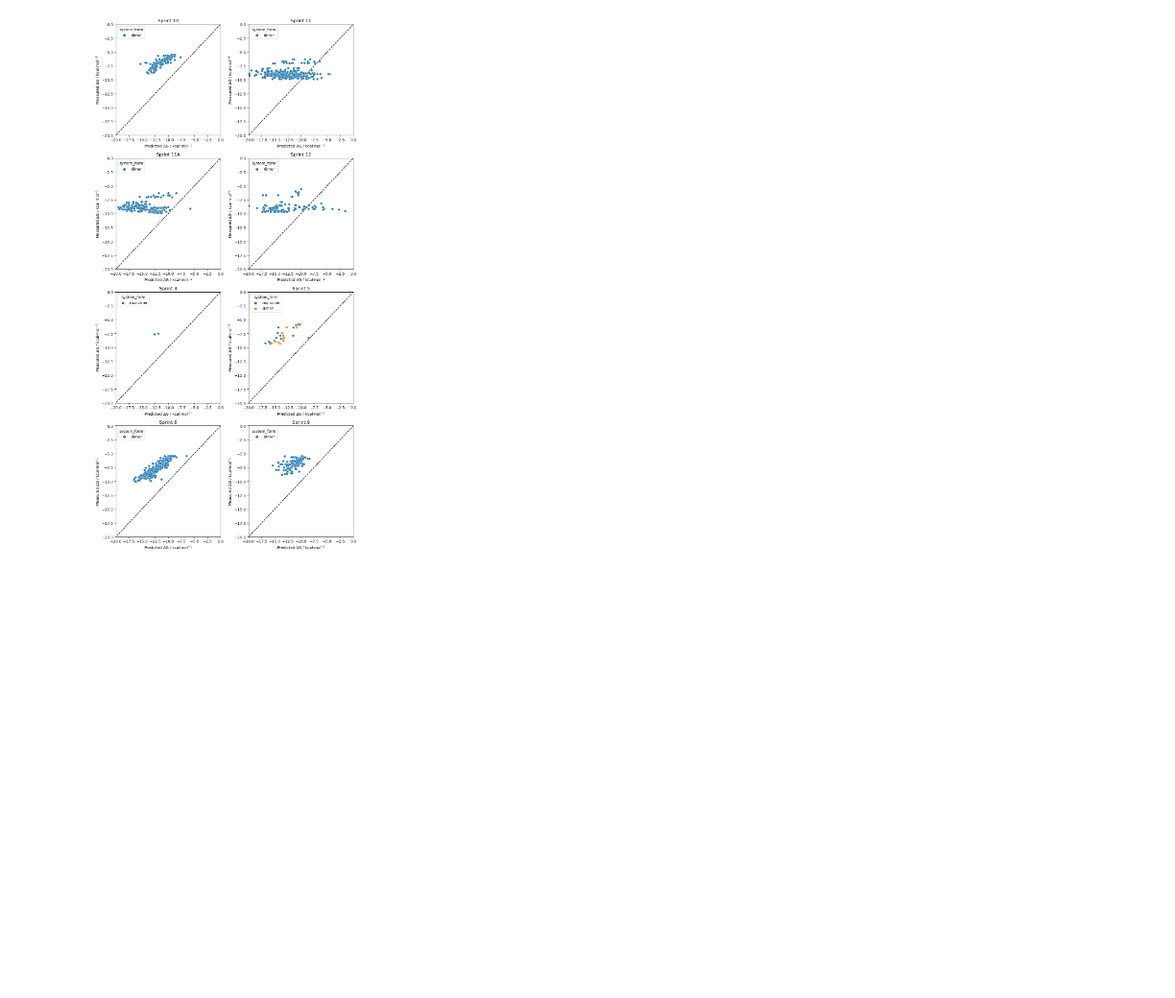
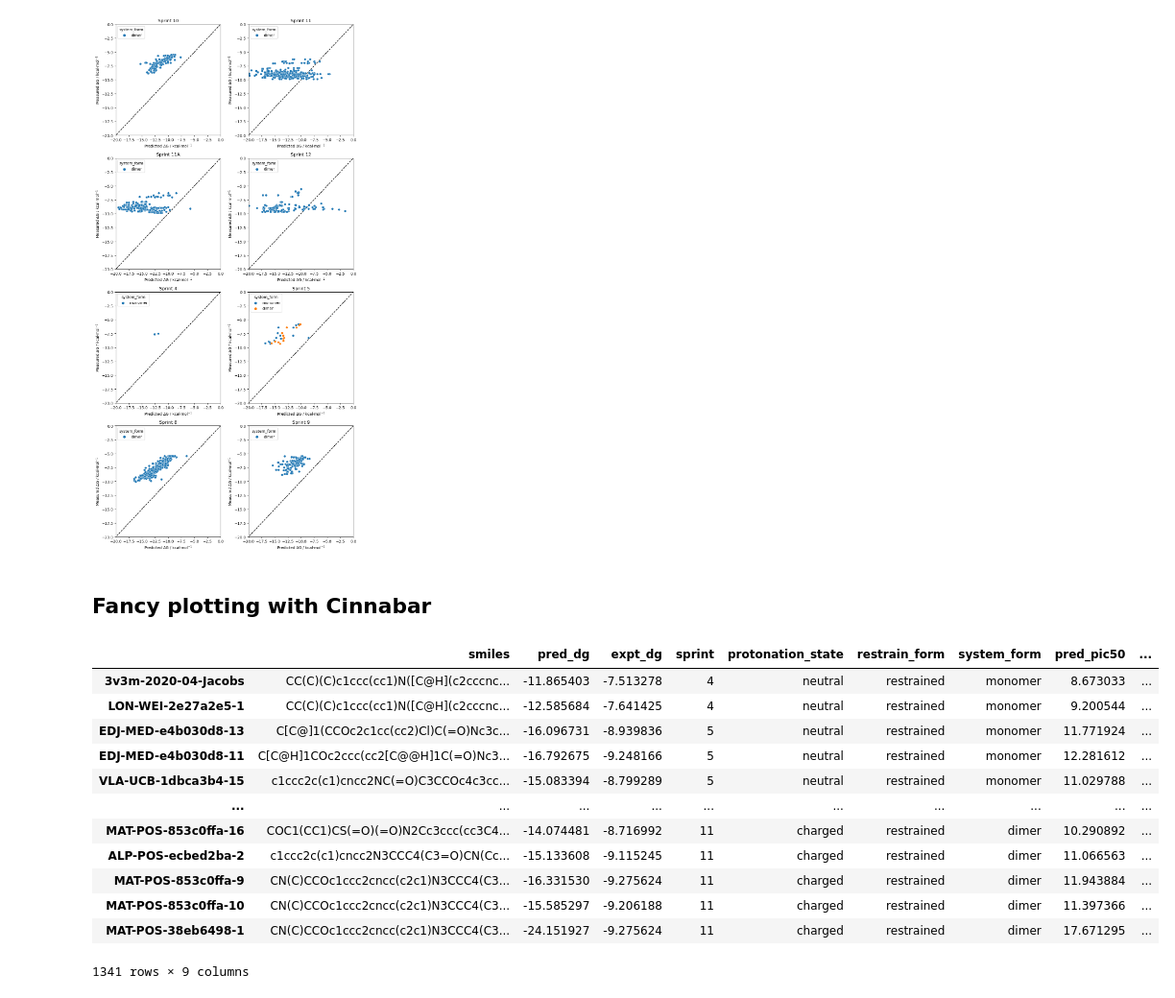
Before and after one commit to asapdiscovery/asapdiscovery, a Jupyter notebook: notebook/moonshot_pred_vs_measured_DG.ipynb, the cells around one changed output. Shown at 96% size. Saved outputs shown, nothing was run; the diff lists cells and outputs as text; code cells hidden in the pictures; blank space fills up the shorter version.

```diff
--- a/notebook/moonshot_pred_vs_measured_DG.ipynb
+++ b/notebook/moonshot_pred_vs_measured_DG.ipynb
@@ -208,3 +208,5 @@ plot_scatter(all_sprints_df, split_on="restrain_form")
 plot_scatter(all_sprints_df, split_on="system_form")
 # %% [output]
 [figure]
+# %% [markdown]
+## Fancy plotting with Cinnabar
@@ -210,0 +225,20 @@ plot_scatter(all_sprints_df, split_on="system_form")
+# %%
+# get pIC50s for both pred and expt columns.
+all_sprints_df["pred_pic50"] = [ dG_pIC50(dG) for dG in all_sprints_df["pred_dg"] ]
+all_sprints_df["expt_pic50"] = [ dG_pIC50(dG) for dG in all_sprints_df["expt_dg"] ]
+
+all_sprints_df
+# %% [output]
+|  | smiles | pred_dg | expt_dg | sprint | protonation_state | restrain_form | system_form | pred_pic50 | ... |
+| 3v3m-2020-04-Jacobs | CC(C)(C)c1ccc(cc1)N([C@H](c2cccnc... | -11.865403 | -7.513278 | 4 | neutral | restrained | monomer | 8.673033 | ... |
+| LON-WEI-2e27a2e5-1 | CC(C)(C)c1ccc(cc1)N([C@H](c2cccnc... | -12.585684 | -7.641425 | 4 | neutral | restrained | monomer | 9.200544 | ... |
+| EDJ-MED-e4b030d8-13 | C[C@]1(CCOc2c1cc(cc2)Cl)C(=O)Nc3c... | -16.096731 | -8.939836 | 5 | neutral | restrained | monomer | 11.771924 | ... |
+| EDJ-MED-e4b030d8-11 | C[C@H]1COc2ccc(cc2[C@@H]1C(=O)Nc3... | -16.792675 | -9.248166 | 5 | neutral | restrained | monomer | 12.281612 | ... |
+| VLA-UCB-1dbca3b4-15 | c1ccc2c(c1)cncc2NC(=O)C3CCOc4c3cc... | -15.083394 | -8.799289 | 5 | neutral | restrained | monomer | 11.029788 | ... |
+| ... | ... | ... | ... | ... | ... | ... | ... | ... | ... |
+| MAT-POS-853c0ffa-16 | COC1(CC1)CS(=O)(=O)N2Cc3ccc(cc3C4... | -14.074481 | -8.716992 | 11 | charged | restrained | dimer | 10.290892 | ... |
+| ALP-POS-ecbed2ba-2 | c1ccc2c(c1)cncc2N3CCC4(C3=O)CN(Cc... | -15.133608 | -9.115245 | 11 | charged | restrained | dimer | 11.066563 | ... |
+| MAT-POS-853c0ffa-9 | CN(C)CCOc1ccc2cncc(c2c1)N3CCC4(C3... | -16.331530 | -9.275624 | 11 | charged | restrained | dimer | 11.943884 | ... |
+| MAT-POS-853c0ffa-10 | CN(C)CCOc1ccc2cncc(c2c1)N3CCC4(C3... | -15.585297 | -9.206188 | 11 | charged | restrained | dimer | 11.397366 | ... |
+| MAT-POS-38eb6498-1 | CN(C)CCOc1ccc2cncc(c2c1)N3CCC4(C3... | -24.151927 | -9.275624 | 11 | charged | restrained | dimer | 17.671295 | ... |
+1341 rows × 9 columns
```
Also changed, not shown: parts of 7 cells of this notebook.
